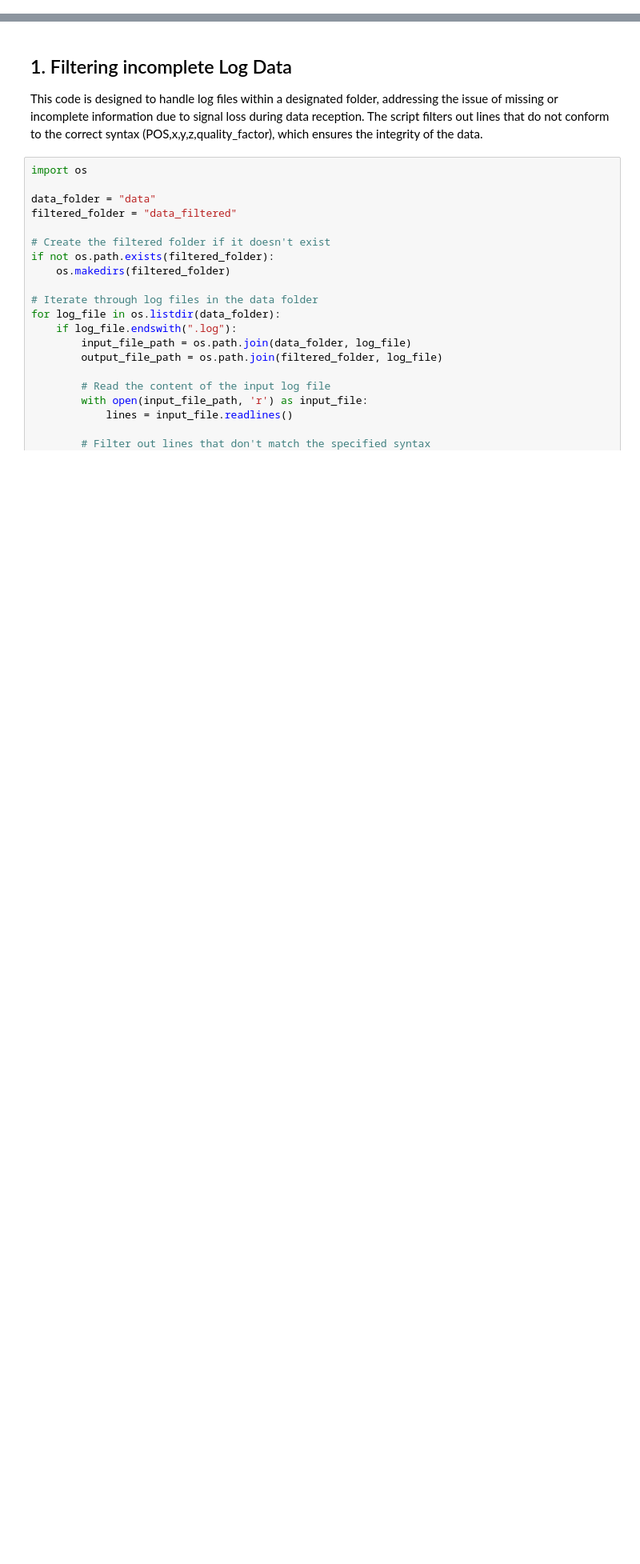
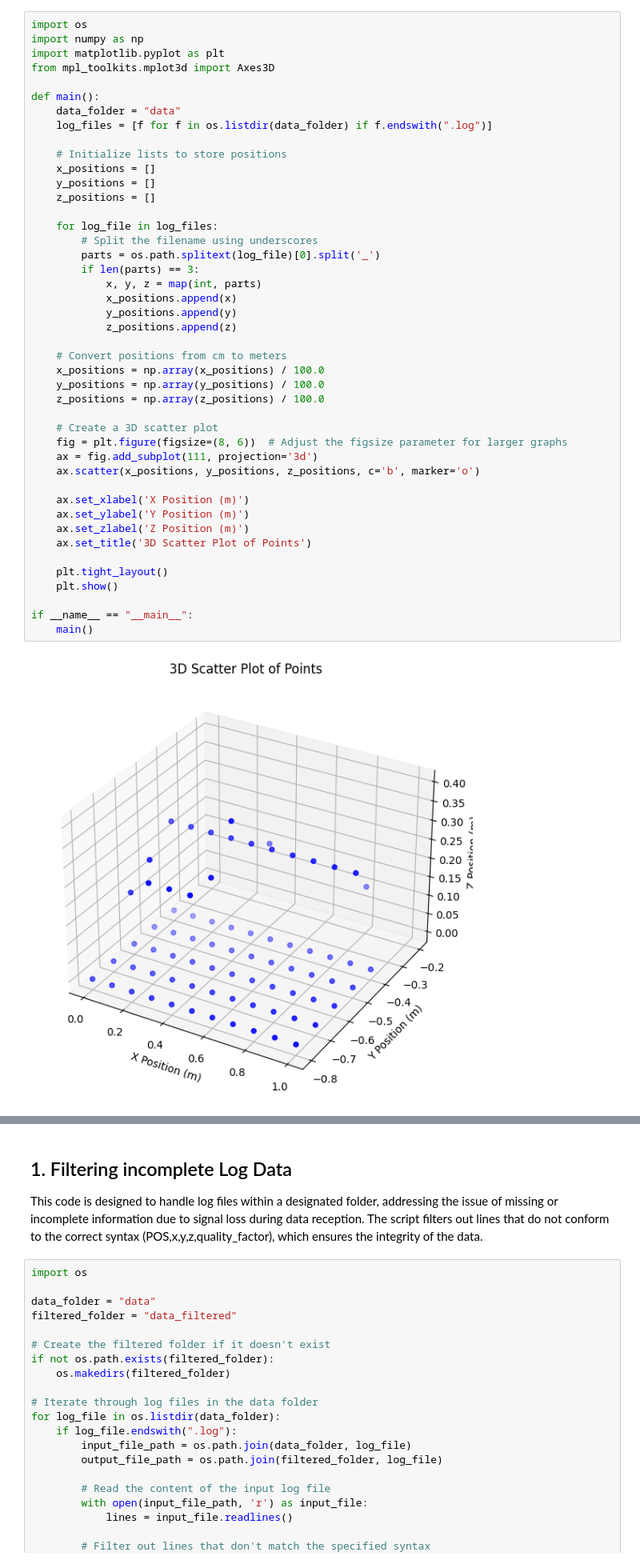
Before and after one commit to pdtnhii/abmi_position_tracking, a Jupyter notebook: src/official.ipynb, the cells around one changed output, grey strips where cells are left out. Shown: that part at 80% size. Cells and saved outputs as stored; diff of their text form; blank space fills up the shorter version.

```diff
--- a/src/official.ipynb
+++ b/src/official.ipynb
@@ -0,0 +1,46 @@
+# %%
+import os
+import numpy as np
+import matplotlib.pyplot as plt
+from mpl_toolkits.mplot3d import Axes3D
+
+def main():
+    data_folder = "data"
+    log_files = [f for f in os.listdir(data_folder) if f.endswith(".log")]
+
+    # Initialize lists to store positions
+    x_positions = []
+    y_positions = []
+    z_positions = []
+
+    for log_file in log_files:
+        # Split the filename using underscores
+        parts = os.path.splitext(log_file)[0].split('_')
+        if len(parts) == 3:
+            x, y, z = map(int, parts)
+            x_positions.append(x)
+            y_positions.append(y)
+            z_positions.append(z)
+
+    # Convert positions from cm to meters
+    x_positions = np.array(x_positions) / 100.0
+    y_positions = np.array(y_positions) / 100.0
+    z_positions = np.array(z_positions) / 100.0
+
+    # Create a 3D scatter plot
+    fig = plt.figure(figsize=(8, 6))  # Adjust the figsize parameter for larger graphs
+    ax = fig.add_subplot(111, projection='3d')
+    ax.scatter(x_positions, y_positions, z_positions, c='b', marker='o')
+
+    ax.set_xlabel('X Position (m)')
+    ax.set_ylabel('Y Position (m)')
+    ax.set_zlabel('Z Position (m)')
+    ax.set_title('3D Scatter Plot of Points')
+
+    plt.tight_layout()
+    plt.show()
+
+if __name__ == "__main__":
+    main()
+# %% [output]
+[figure, added]
```
Also changed, not shown: parts of 4 cells of this notebook, 3 other files.
